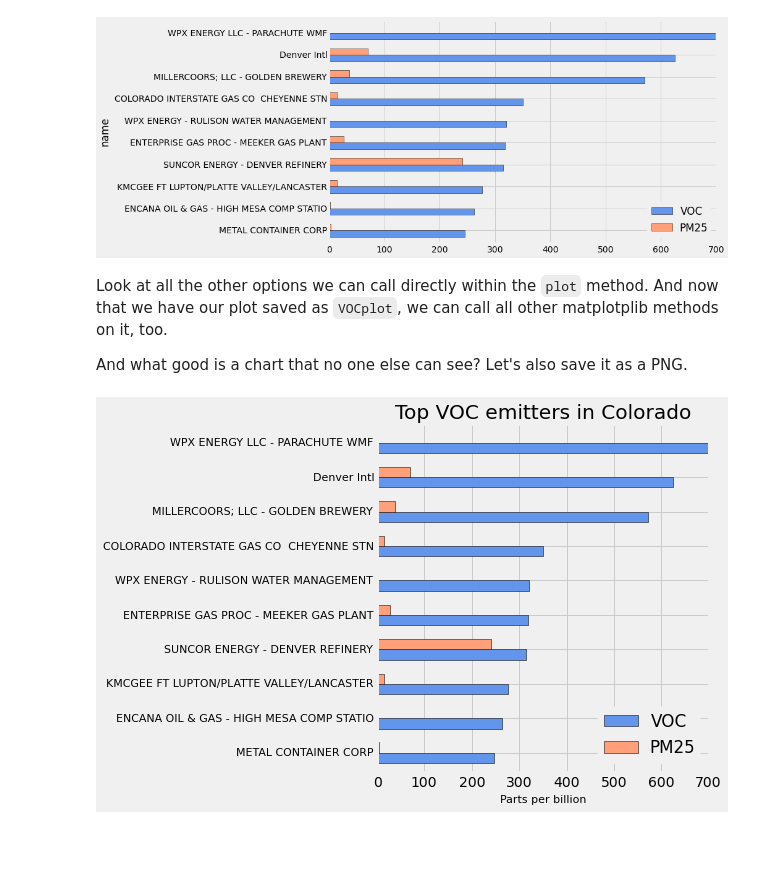
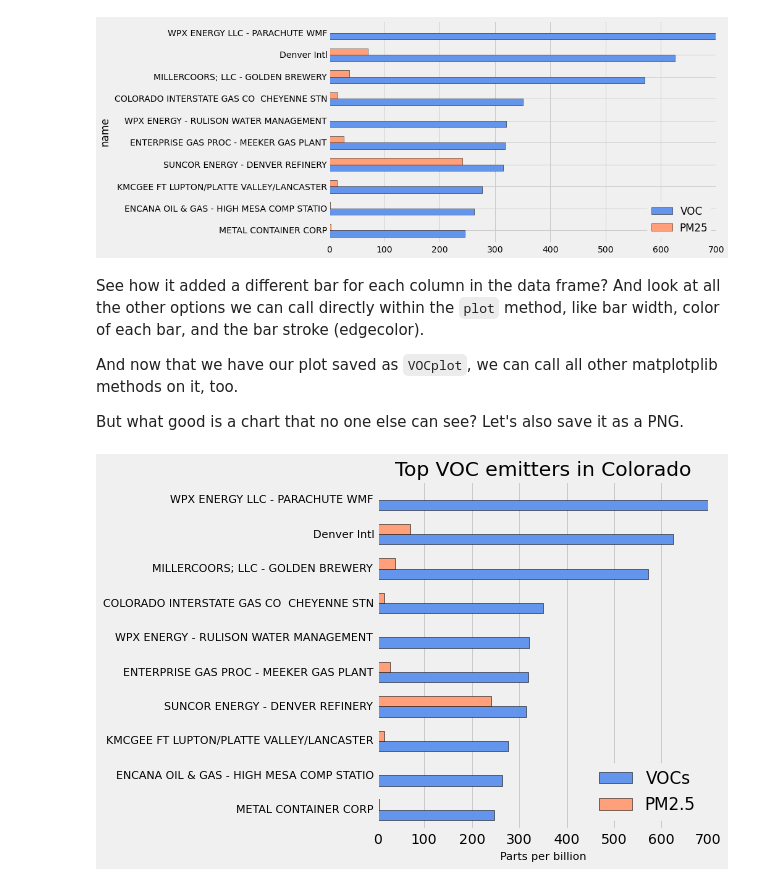
Before and after one commit to robroc/nicar16-visualizing-data-python, a Jupyter notebook: Visualizing data with Python - NICAR16.ipynb, the cells around one changed output. Saved outputs shown, nothing was run; the diff lists cells and outputs as text; code cells hidden in the pictures; blank space fills up the shorter version.

Commit message:
Other minor tweaks and related links

```diff
--- a/Visualizing data with Python - NICAR16.ipynb
+++ b/Visualizing data with Python - NICAR16.ipynb
@@ -284,25 +292,39 @@ VOCchart = top_VOC.plot(kind="barh", figsize=[10, 6], width=0.6, color=["cornflo
 # %% [output]
 [figure]
 # %% [markdown]
-Look at all the other options we can call directly within the `plot` method. And now that we have our plot saved as `VOCplot`, we can call all other matplotplib methods on it, too.
+See how it added a different bar for each column in the data frame? And look at all the other options we can call directly within the `plot` method, like bar width, color of each bar, and the bar stroke (edgecolor).
 
-And what good is a chart that no one else can see? Let's also save it as a PNG.
+And now that we have our plot saved as `VOCplot`, we can call all other matplotplib methods on it, too.
+
+But what good is a chart that no one else can see? Let's also save it as a PNG.
 # %%
-VOCchart = top_VOC.plot(kind="barh", figsize=[9, 6], width=0.6, color=["cornflowerblue", "#FFA07A"], edgecolor="k")
+VOCchart = top_VOC.plot(kind="barh",
+                        figsize=[9, 6],
+                        width=0.6,
+                        color=["cornflowerblue", "#FFA07A"],
+                        edgecolor="k",
+                        grid=False) # New parameter: turn off grids
+
 VOCchart.set_title("Top VOC emitters in Colorado")
 VOCchart.set_xlabel("Parts per billion", fontsize=11)
 
 # Get rid of the y-axis title
 VOCchart.set_ylabel("")
 
 # Make the y-axis labels a bit smaller
 VOCchart.tick_params(axis="y", labelsize=11)
 
+# But turn on grids only for the x-axis
+VOCchart.xaxis.grid(True)
+
+# Tweak the legend. loc = 4 means lower-right corner
+VOCchart.legend(["VOCs", "PM2.5"], loc = 4)
+
 # To save, we'll first call the tight_layout method to ensure nothing gets cut off.
 plt.tight_layout()
 #plt.savefig("VOC_chart.png", dpi=160)
 # %% [output]
-[figure, old version]
+[figure, new version]
 # %% [markdown]
 ## Go further
 
```
Also changed, not shown: parts of 4 cells of this notebook.
